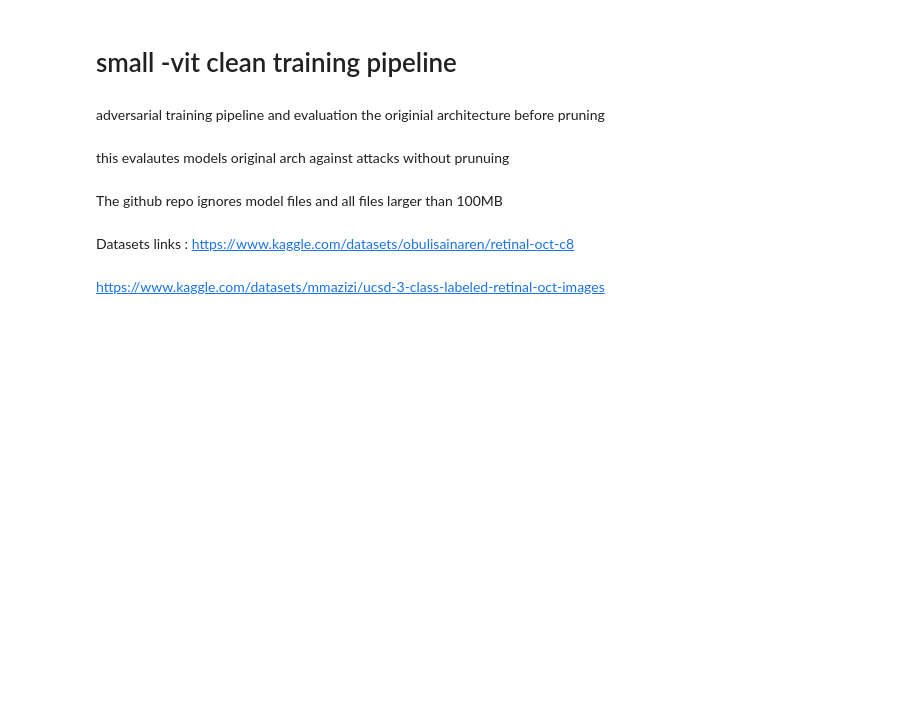
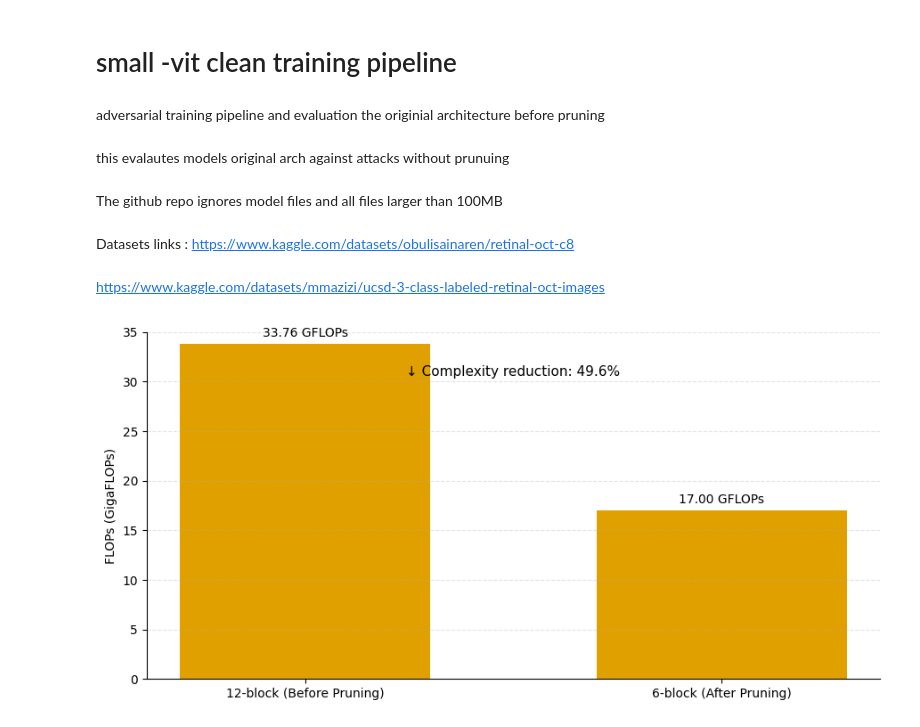
Before and after one commit to muntherqasaimeh/VTwork, a Jupyter notebook: all-experiments.ipynb, the cells around one changed output. Drawn from its saved outputs; the diff is of its cells as text; code cells hidden in the pictures; blank space fills up the shorter version.

```diff
--- a/all-experiments.ipynb
+++ b/all-experiments.ipynb
@@ -6323,3 +6323,44 @@ The github repo ignores model files and all files larger than 100MB
 Datasets links : https://www.kaggle.com/datasets/obulisainaren/retinal-oct-c8
 # %% [markdown]
 https://www.kaggle.com/datasets/mmazizi/ucsd-3-class-labeled-retinal-oct-images
+# %%
+import matplotlib.pyplot as plt
+
+# Data
+labels = ["12-block (Before Pruning)", "6-block (After Pruning)"]
+flops = [33.76, 17.00]
+
+# Reduction (as shown in the figure)
+reduction_pct = 49.6
+
+# Plot
+fig, ax = plt.subplots(figsize=(9, 4.5))
+bars = ax.bar(range(len(flops)), flops, width=0.6, color="#E0A000")  # orange-gold
+
+# Axes / labels
+ax.set_ylabel("FLOPs (GigaFLOPs)")
+ax.set_xticks(range(len(labels)))
+ax.set_xticklabels(labels)
+ax.set_ylim(0, 35)
+
+# Light gridlines like the image
+ax.grid(axis="y", linestyle="--", alpha=0.35)
+
+# Value labels on bars
+for b, v in zip(bars, flops):
+    ax.text(b.get_x() + b.get_width()/2, v + 0.5, f"{v:.2f} GFLOPs",
+            ha="center", va="bottom", fontsize=10)
+
+# Annotation text + arrow (centered above the bars)
+ax.annotate(f"\u2193 Complexity reduction: {reduction_pct:.1f}%",
+            xy=(0.5, 31.0), xytext=(0.5, 31.0),
+            ha="center", va="center", fontsize=11, color="black")
+
+# Clean up spines for a similar look
+ax.spines["top"].set_visible(False)
+ax.spines["right"].set_visible(False)
+
+plt.tight_layout()
+plt.show()
+# %% [output]
+[figure, added]
```
Also changed, not shown: parts of 6 cells of this notebook.
